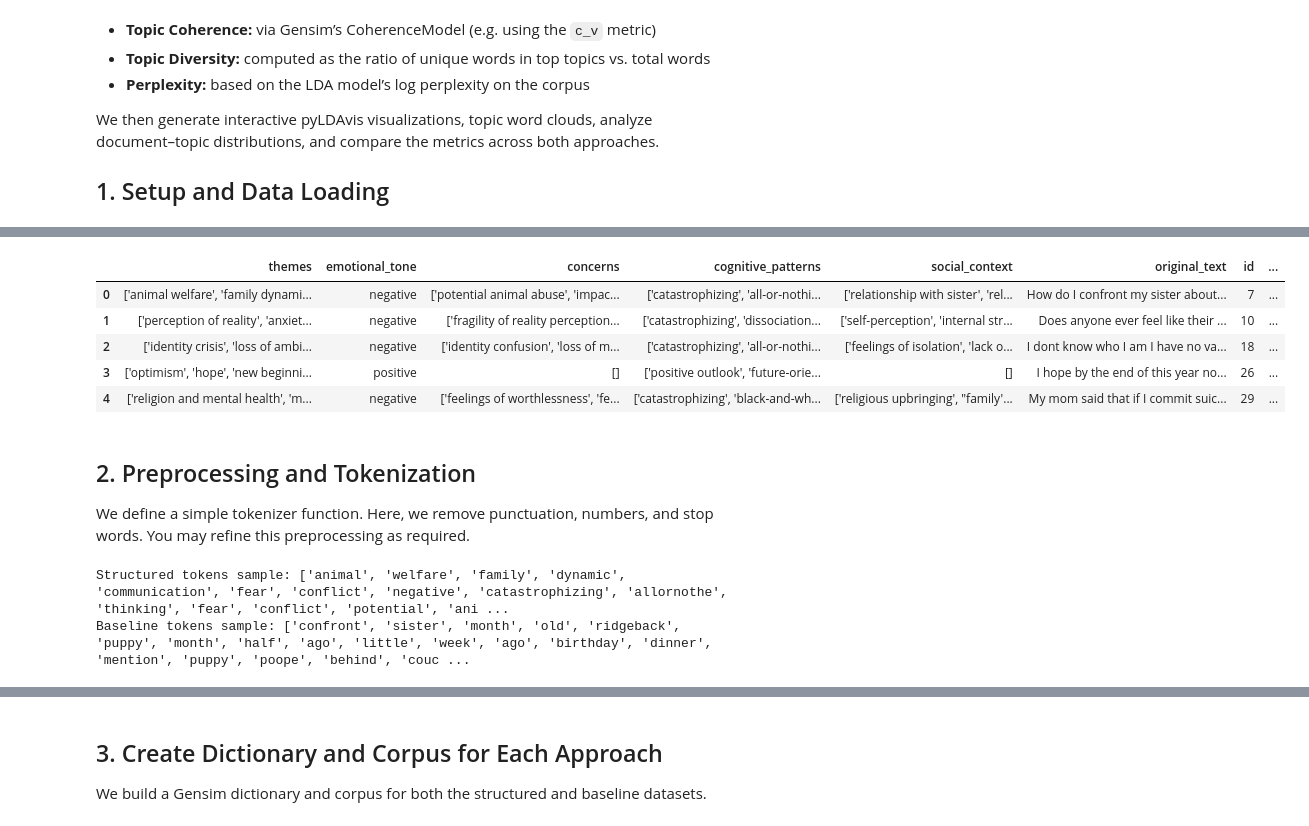
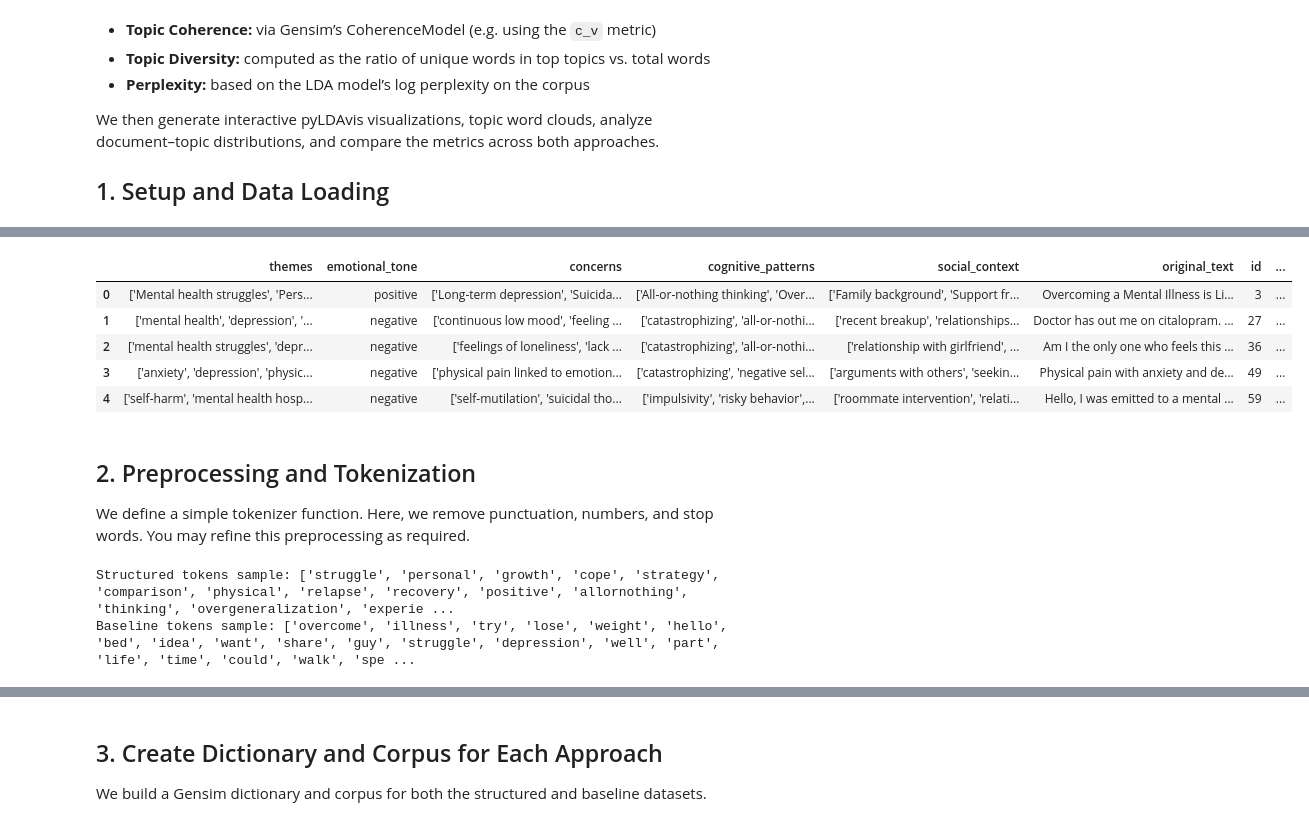
Before and after one commit to Sam-Mucyo/neuro140, a Jupyter notebook: project/experiments/comparative_analysis.ipynb, the cells around one changed output, grey strips where cells are left out. Saved outputs shown, nothing was run; the diff lists cells and outputs as text; code cells hidden in the pictures.

```diff
--- a/project/experiments/comparative_analysis.ipynb
+++ b/project/experiments/comparative_analysis.ipynb
@@ -35,7 +35,7 @@ nltk.download('stopwords')
 STOPWORDS = set(stopwords.words('english'))
 
 # Load the processed data
-df = pd.read_csv("../results/fixed_processed_data.csv")
+df = pd.read_csv("../results/parallel/final_processed_data.csv")
 print("Data shape:", df.shape)
 # Take a look at the first few rows
 df.head()
@@ -47,9 +47,9 @@ Data shape: (4080, 11)
 |  | themes | emotional_tone | concerns | cognitive_patterns | social_context | original_text | id | ... |
-| 0 | ['animal welfare', 'family dynami... | negative | ['potential animal abuse', 'impac... | ['catastrophizing', 'all-or-nothi... | ['relationship with sister', 'rel... | How do I confront my sister about... | 7 | ... |
-| 1 | ['perception of reality', 'anxiet... | negative | ['fragility of reality perception... | ['catastrophizing', 'dissociation... | ['self-perception', 'internal str... | Does anyone ever feel like their ... | 10 | ... |
-| 2 | ['identity crisis', 'loss of ambi... | negative | ['identity confusion', 'loss of m... | ['catastrophizing', 'all-or-nothi... | ['feelings of isolation', 'lack o... | I dont know who I am I have no va... | 18 | ... |
-| 3 | ['optimism', 'hope', 'new beginni... | positive | [] | ['positive outlook', 'future-orie... | [] | I hope by the end of this year no... | 26 | ... |
-| 4 | ['religion and mental health', 'm... | negative | ['feelings of worthlessness', 'fe... | ['catastrophizing', 'black-and-wh... | ['religious upbringing', "family'... | My mom said that if I commit suic... | 29 | ... |
+| 0 | ['Mental health struggles', 'Pers... | positive | ['Long-term depression', 'Suicida... | ['All-or-nothing thinking', 'Over... | ['Family background', 'Support fr... | Overcoming a Mental Illness is Li... | 3 | ... |
+| 1 | ['mental health', 'depression', '... | negative | ['continuous low mood', 'feeling ... | ['catastrophizing', 'all-or-nothi... | ['recent breakup', 'relationships... | Doctor has out me on citalopram. ... | 27 | ... |
+| 2 | ['mental health struggles', 'depr... | negative | ['feelings of loneliness', 'lack ... | ['catastrophizing', 'all-or-nothi... | ['relationship with girlfriend', ... | Am I the only one who feels this ... | 36 | ... |
+| 3 | ['anxiety', 'depression', 'physic... | negative | ['physical pain linked to emotion... | ['catastrophizing', 'negative sel... | ['arguments with others', 'seekin... | Physical pain with anxiety and de... | 49 | ... |
+| 4 | ['self-harm', 'mental health hosp... | negative | ['self-mutilation', 'suicidal tho... | ['impulsivity', 'risky behavior',... | ['roommate intervention', 'relati... | Hello, I was emitted to a mental ... | 59 | ... |
 # %% [markdown]
 ## 2. Preprocessing and Tokenization
 
@@ -63,7 +63,7 @@ nlp = spacy.load('en_core_web_sm', disable=['parser', 'ner'])
 # Add domain-specific stopwords
 mental_health_stopwords = {
     'feel', 'feeling', 'felt', 'just', 'like', 'know',
-    'think', 'get', 'got', 'really'}
+    'think', 'get', 'got', 'really', 'health', 'mental'}
 STOPWORDS.update(mental_health_stopwords)
 
 category_markers = [
@@ -96,8 +96,8 @@ df['baseline_tokens'] = df['processed_text'].apply(lambda x: clean_and_tokenize(
 print("Structured tokens sample:", df['structured_tokens'].iloc[0])
 print("Baseline tokens sample:", df['baseline_tokens'].iloc[0])
 # %% [output]
-Structured tokens sample: ['animal', 'welfare', 'family', 'dynamic', 'communication', 'fear', 'conflict', 'negative', 'catastrophizing', 'allornothe', 'thinking', 'fear', 'conflict', 'potential', 'ani ...
-Baseline tokens sample: ['confront', 'sister', 'month', 'old', 'ridgeback', 'puppy', 'month', 'half', 'ago', 'little', 'week', 'ago', 'birthday', 'dinner', 'mention', 'puppy', 'poope', 'behind', 'couc ...
+Structured tokens sample: ['struggle', 'personal', 'growth', 'cope', 'strategy', 'comparison', 'physical', 'relapse', 'recovery', 'positive', 'allornothing', 'thinking', 'overgeneralization', 'experie ...
+Baseline tokens sample: ['overcome', 'illness', 'try', 'lose', 'weight', 'hello', 'bed', 'idea', 'want', 'share', 'guy', 'struggle', 'depression', 'well', 'part', 'life', 'time', 'could', 'walk', 'spe ...
 # %%
 # example processed text
 df['structured_tokens'].iloc[0]
```
Also changed, not shown: parts of 16 cells of this notebook.
